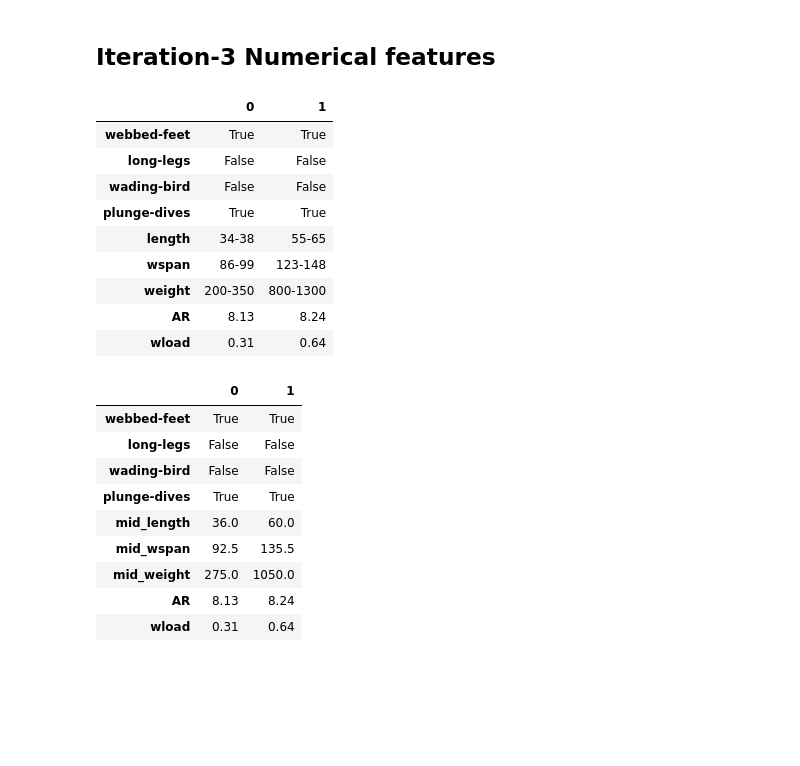
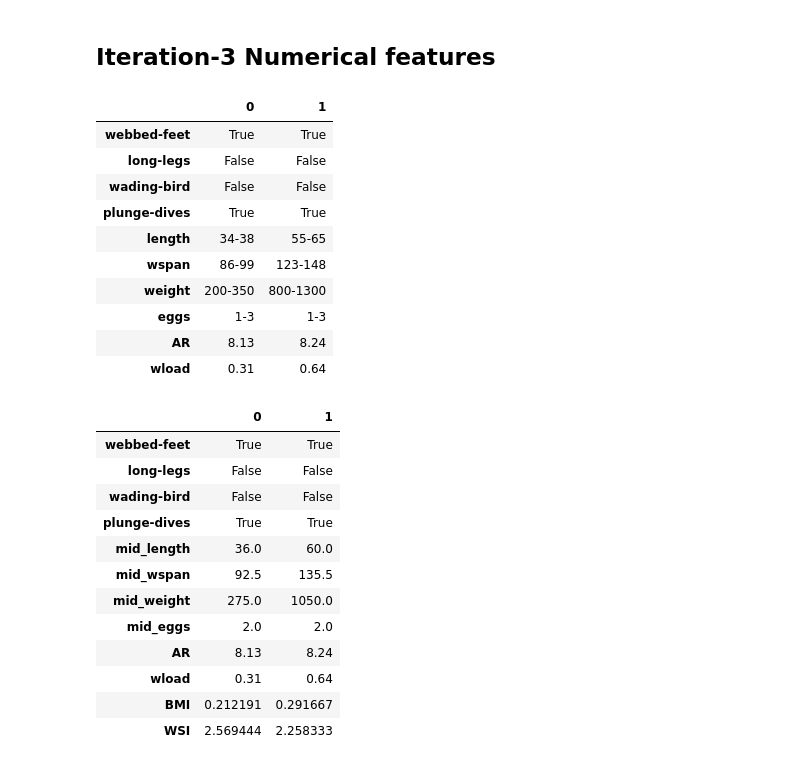
Before and after one commit to ancuongnguyen07/CS-E4650, a Jupyter notebook: hw3/code/solution_hw3.ipynb, the cells around one changed output. Saved outputs shown, nothing was run; the diff lists cells and outputs as text; code cells hidden in the pictures; blank space fills up the shorter version.

```diff
--- a/hw3/code/solution_hw3.ipynb
+++ b/hw3/code/solution_hw3.ipynb
@@ -467,12 +455,16 @@ filtered_rules
 # %%
 def range_to_mid(r: str) -> float:
     '''
-    Return the mid value of a numerical range
+    Return the mid value of a numerical range or a digit
     '''
-    if not isinstance(r, str) or '-' not in r:
-        raise TypeError
-    lower_bound, upper_bound = list(map(int,r.split('-')))
-    return (lower_bound + upper_bound) / 2
+    if isinstance(r, str) and '-' in r:
+        lower_bound, upper_bound = list(map(int,r.split('-')))
+        return (lower_bound + upper_bound) / 2
+    elif r.isdigit():
+        return float(r)
+    else:
+        raise TypeError("Input should be a numerical range or a single value as a string.")
+
 
 
 def min_max_scaling(d: np.ndarray) -> np.ndarray:
@@ -480,7 +472,7 @@ def min_max_scaling(d: np.ndarray) -> np.ndarray:
     max_val = d.max()
     return (d-min_val) / (max_val - min_val)
 # %%
-num_range_cols = ['length', 'wspan', 'weight']
+num_range_cols = ['length', 'wspan', 'weight', 'eggs']
 other_num = ['AR', 'wload']
 
 add_new_columns(data, encoded_features, num_range_cols, booleanize= False)
@@ -496,23 +488,37 @@ encoded_features.T.iloc[70:, :2]
 | length | 34-38 | 55-65 |
 | wspan | 86-99 | 123-148 |
 | weight | 200-350 | 800-1300 |
+| eggs | 1-3 | 1-3 |
 | AR | 8.13 | 8.24 |
 | wload | 0.31 | 0.64 |
 # %%
 
 # map numerical ranges to their mid points
 encoded_features[num_range_cols] = encoded_features[num_range_cols].map(range_to_mid)
 encoded_features.rename(columns={col: f'mid_{col}' for col in num_range_cols}, inplace=True)
 
+
+# Calculate two new features BMI and WSI
+encoded_features['BMI'] = encoded_features['mid_weight'] / (encoded_features['mid_length'] ** 2)
+encoded_features['WSI'] = encoded_features['mid_wspan'] / encoded_features['mid_length']
+
+
+
+
+
+
 encoded_features.T.iloc[70:, :2]
 # %% [output]
 |  | 0 | 1 |
 | webbed-feet | True | True |
 | long-legs | False | False |
 | wading-bird | False | False |
 | plunge-dives | True | True |
 | mid_length | 36.0 | 60.0 |
 | mid_wspan | 92.5 | 135.5 |
 | mid_weight | 275.0 | 1050.0 |
+| mid_eggs | 2.0 | 2.0 |
 | AR | 8.13 | 8.24 |
 | wload | 0.31 | 0.64 |
+| BMI | 0.212191 | 0.291667 |
+| WSI | 2.569444 | 2.258333 |
```
Also changed, not shown: parts of 20 cells of this notebook, 16 other files.
